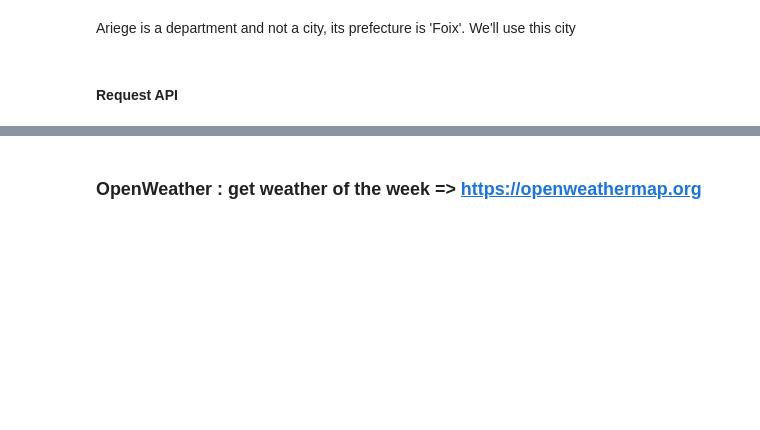
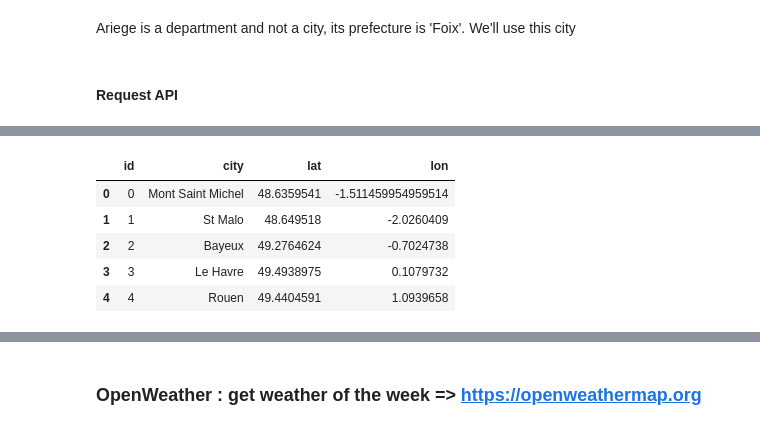
Before and after one commit to alexlasnier/Bloc01-Construction-et-alimentation-dune-infrastructure-de-gestion-de-donnees, a Jupyter notebook: Plan_your_trip_with_Kayak.ipynb, the cells around one changed output, grey strips where cells are left out. Drawn from its saved outputs; the diff is of its cells as text; code cells hidden in the pictures; blank space fills up the shorter version.

```diff
--- a/Plan_your_trip_with_Kayak.ipynb
+++ b/Plan_your_trip_with_Kayak.ipynb
@@ -265,0 +336,9 @@ print(df_gps.info())
+# %%
+df_gps.head()
+# %% [output]
+|  | id | city | lat | lon |
+| 0 | 0 | Mont Saint Michel | 48.6359541 | -1.511459954959514 |
+| 1 | 1 | St Malo | 48.649518 | -2.0260409 |
+| 2 | 2 | Bayeux | 49.2764624 | -0.7024738 |
+| 3 | 3 | Le Havre | 49.4938975 | 0.1079732 |
+| 4 | 4 | Rouen | 49.4404591 | 1.0939658 |
```
Also changed, not shown: parts of 32 cells of this notebook, 6 other files.
